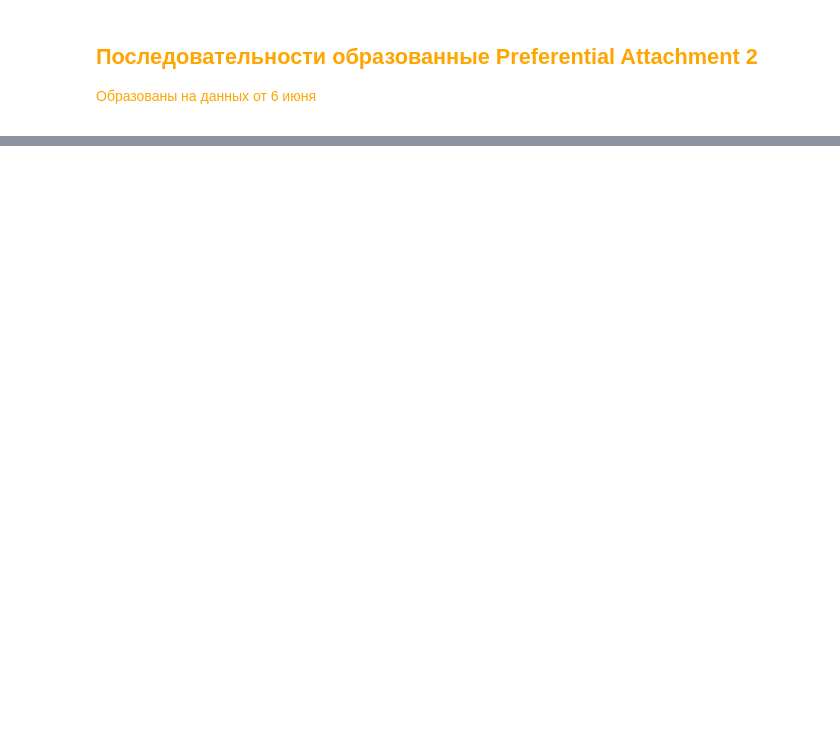
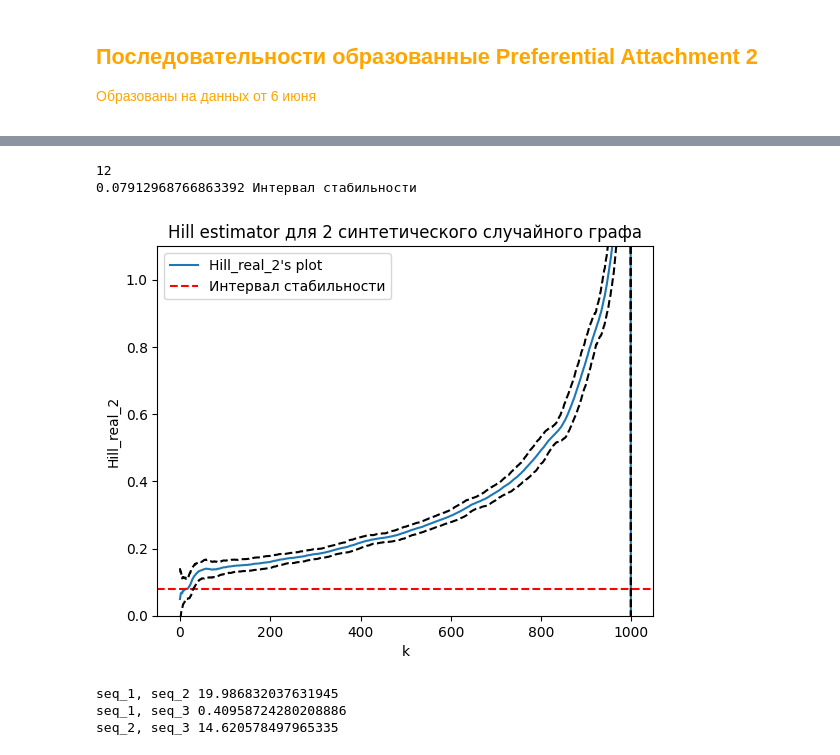
Before and after one commit to Mikhaelyes/Diploma, a Jupyter notebook: Programs/Synthetic_sequence.ipynb, the cells around one changed output, grey strips where cells are left out. Saved outputs shown, nothing was run; the diff lists cells and outputs as text; code cells hidden in the pictures; blank space fills up the shorter version.

```diff
--- a/Programs/Synthetic_sequence.ipynb
+++ b/Programs/Synthetic_sequence.ipynb
@@ -327,9 +396,9 @@ gammah2 = pm.hill(seq_2)
 gammah3 = pm.hill(seq_3)
 # %%
 interval = 0.9
-output_1 = pm.bootstrap_est(seq_1, interval, func=pm.hill)
-output_2 = pm.bootstrap_est(seq_2, interval, func=pm.hill)
-output_3 = pm.bootstrap_est(seq_3, interval, func=pm.hill)
+output_11 = pm.bootstrap_est(seq_1, interval, func=pm.hill)
+output_21 = pm.bootstrap_est(seq_2, interval, func=pm.hill)
+output_31 = pm.bootstrap_est(seq_3, interval, func=pm.hill)
 # %%
 plot_est_bs(output_1, name='Hill')
 plot_est_bs(output_2, name='Hill')
@@ -337,10 +416,51 @@ plot_est_bs(output_3, name='Hill')
+# %%
+def plot_est_bs_1(input, name='Hill'):
+    val_mean = input[0]
+    val_dn = input[1]
+    val_up = input[2]
+    legend = []
+    n = len(val_mean)
+
+    a, k_find = pm.eye_ball(val_mean)
+    print(k_find)
+    y = val_mean[k_find]
+    x = np.arange(val_up.size)
+
+    plt.plot(x, val_mean)
+    legend.append(f"{name}'s plot")
+
+    plt.axhline(y, color = 'r', linestyle="--")
+    legend.append(f"Интервал стабильности")
+    print(f"{y} Интервал стабильности")
+    plt.plot(x, val_up, 'k--')
+    plt.plot(x, val_dn, 'k--')
+
+    # plt.ylim(np.min(val_dn[int(n/20):]), np.max(val_up[:int(n*0.95)]))
+    plt.ylim(0.0, 1.1)
+
+    plt.xlabel('k') #Подпись для оси х
+    plt.ylabel(name) #Подпись для оси y
+    plt.legend(legend, loc="upper left")
+    plt.title(f"Hill estimator для 2 синтетического случайного графа") #Название
+    plt.savefig(my_path + "/Text" + '/Imagines' + '/' + name)
+    plt.show()
+
+plot_est_bs_1(output_21, name='Hill_real_2')
+# %% [output]
+12
+0.07912968766863392 Интервал стабильности
+[figure, added]
 # %%
-Num_1 = pm.phillips_loretan(seq_1, seq_2)
-Num_2 = pm.phillips_loretan(seq_1, seq_3)
-Num_3 = pm.phillips_loretan(seq_2, seq_3)
+Num_1 = pm.phillips_loretan(gammah1, gammah2)
+Num_2 = pm.phillips_loretan(gammah1, gammah3)
+Num_3 = pm.phillips_loretan(gammah2, gammah3)
 print('seq_1, seq_2', Num_1)
 print('seq_1, seq_3', Num_2)
 print('seq_2, seq_3', Num_3)
+# %% [output]
+seq_1, seq_2 19.986832037631945
+seq_1, seq_3 0.40958724280208886
+seq_2, seq_3 14.620578497965335
 # %%
 #x-axis ranges from 0 to 20 with .001 steps
 x = np.arange (0, 20, 0.001)
```
Also changed, not shown: parts of 23 cells of this notebook, 2 other files.
